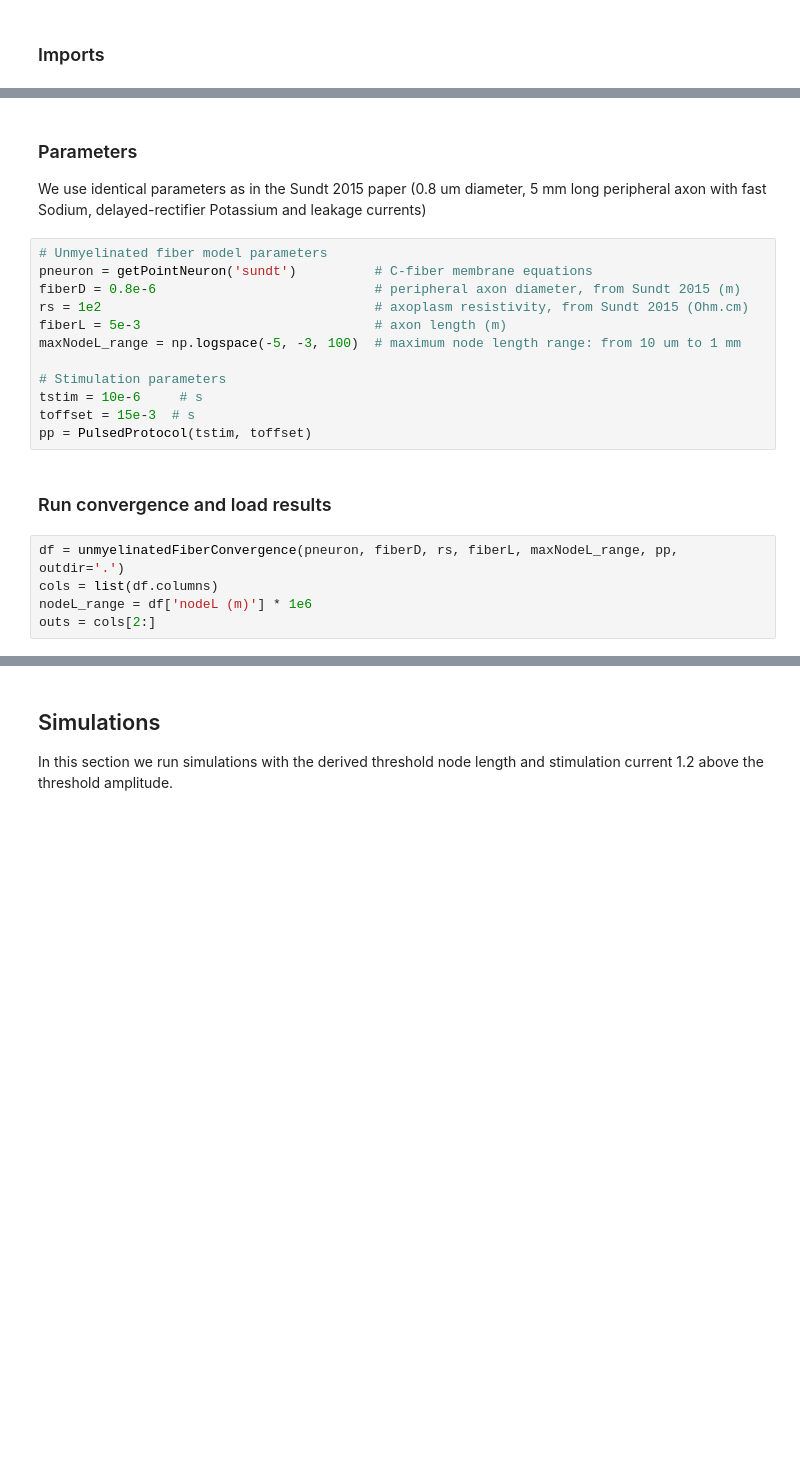
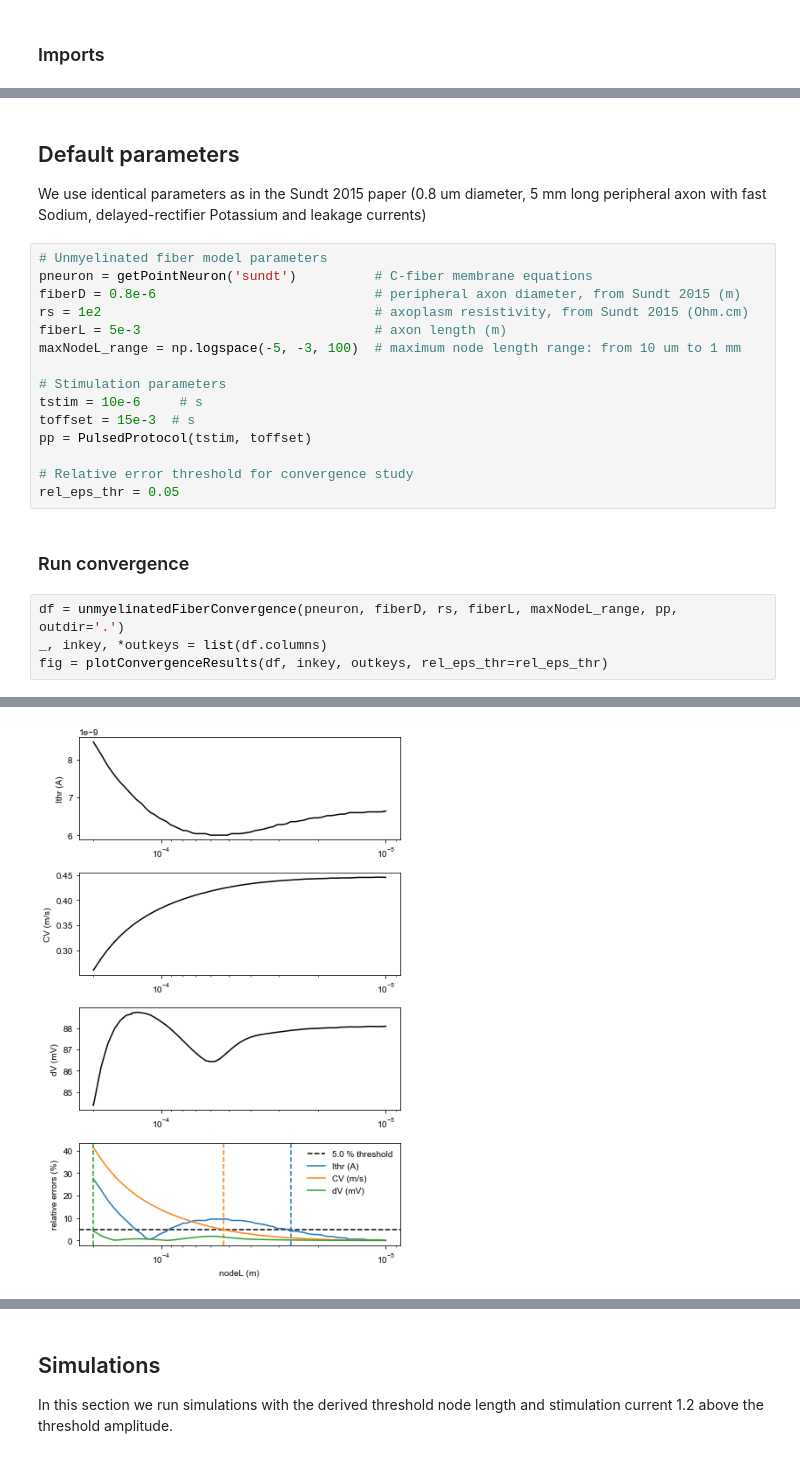
Before and after one commit to tjjlemaire/MorphoSONIC, a Jupyter notebook: notebooks/unmyelinated fiber - convergence.ipynb, the cells around one changed output, grey strips where cells are left out. Cells and saved outputs as stored; diff of their text form; blank space fills up the shorter version.

Commit message:
added plotConvergenceResults to plt module

```diff
--- a/notebooks/unmyelinated fiber - convergence.ipynb
+++ b/notebooks/unmyelinated fiber - convergence.ipynb
@@ -32,7 +32,7 @@ from ExSONIC.plt import SectionCompTimeSeries, strengthDurationCurve
 
 logger.setLevel(logging.INFO)
 # %% [markdown]
-### Parameters
+## Default parameters
 
 We use identical parameters as in the Sundt 2015 paper (0.8 um diameter, 5 mm long peripheral axon with fast Sodium, delayed-rectifier Potassium and leakage currents)
 # %%
@@ -47,11 +47,13 @@ maxNodeL_range = np.logspace(-5, -3, 100)  # maximum node length range: from 10
 tstim = 10e-6     # s
 toffset = 15e-3  # s
 pp = PulsedProtocol(tstim, toffset)
+
+# Relative error threshold for convergence study
+rel_eps_thr = 0.05
 # %% [markdown]
-### Run convergence and load results
+### Run convergence
 # %%
 df = unmyelinatedFiberConvergence(pneuron, fiberD, rs, fiberL, maxNodeL_range, pp, outdir='.')
-cols = list(df.columns)
-nodeL_range = df['nodeL (m)'] * 1e6
-outs = cols[2:]
+_, inkey, *outkeys = list(df.columns)
+fig = plotConvergenceResults(df, inkey, outkeys, rel_eps_thr=rel_eps_thr)
 # %% [output]
@@ -74,0 +63 @@ outs = cols[2:]
+[figure, added]
```
Also changed, not shown: parts of 11 cells of this notebook, 5 other files.
